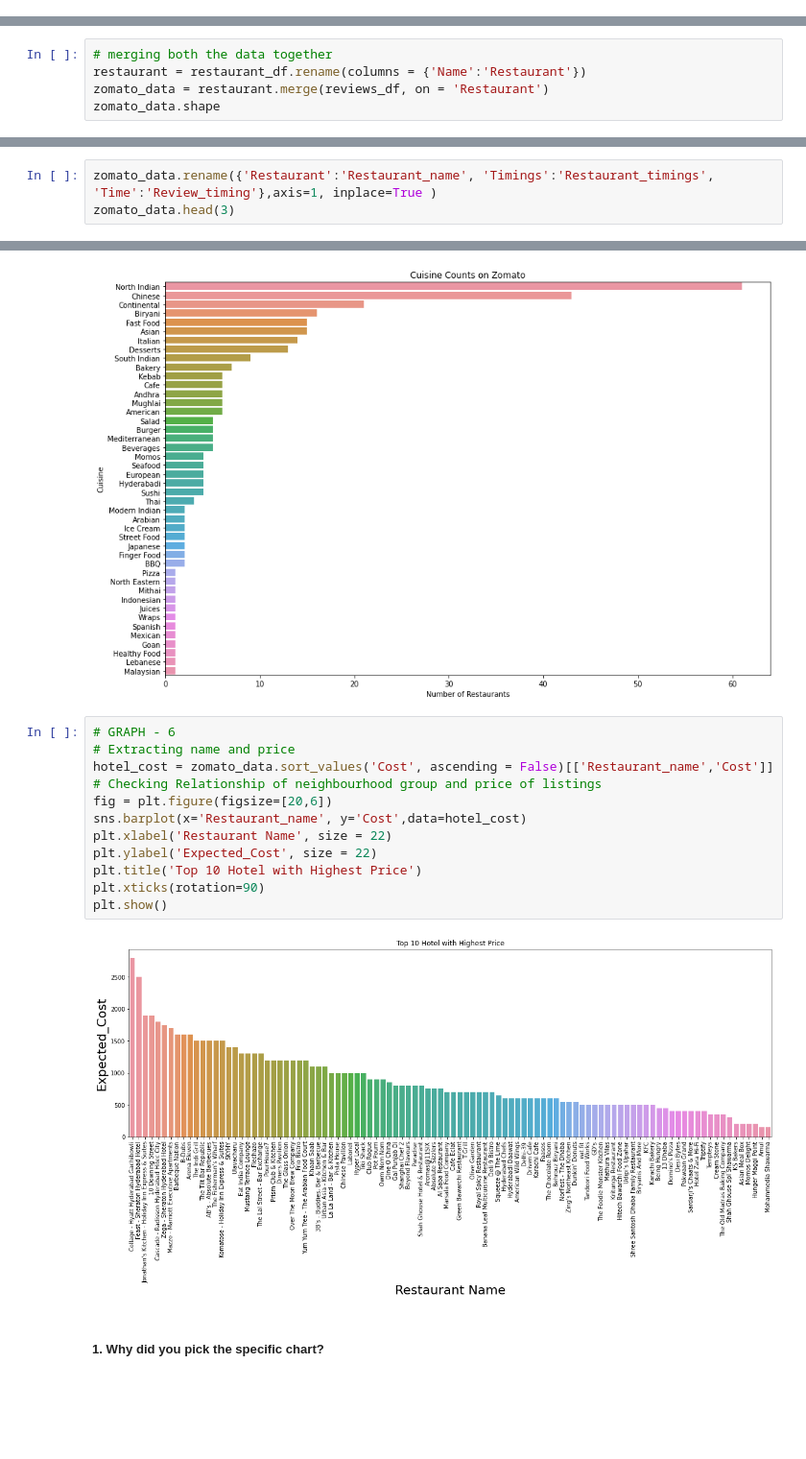
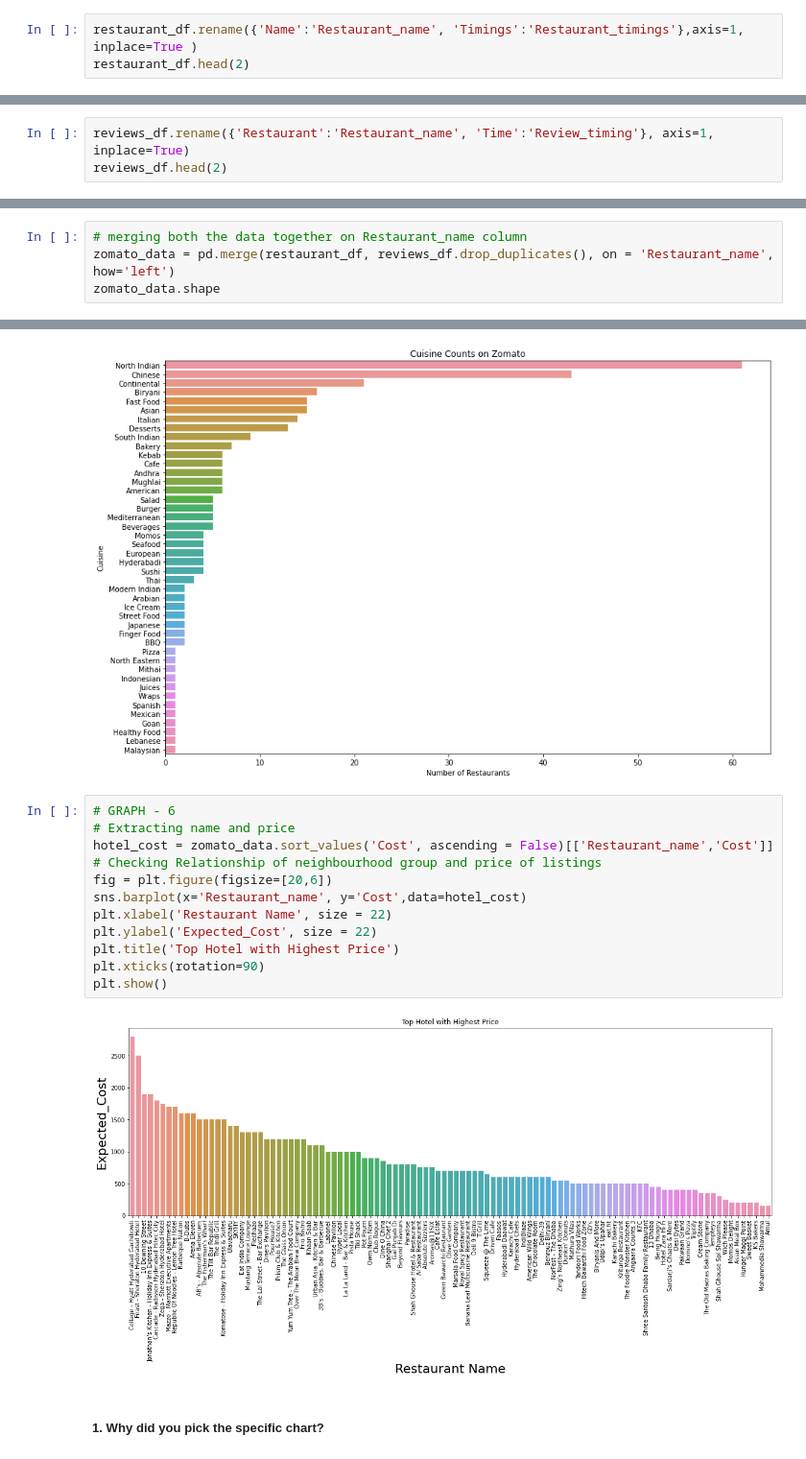
Before and after one commit to v1git12/Capstone-Project-4-Zomato-Restraurant-Clustering-And-Sentiment-Analysis, a Jupyter notebook: Zomato_Restaurant_Clustering_&_Sentiment_Analysis.ipynb, the cells around one changed output, grey strips where cells are left out. Shown at 96% size. Saved outputs shown, nothing was run; the diff lists cells and outputs as text; blank space fills up the shorter version.

```diff
--- a/Zomato_Restaurant_Clustering_&_Sentiment_Analysis.ipynb
+++ b/Zomato_Restaurant_Clustering_&_Sentiment_Analysis.ipynb
@@ -925,3 +925,6 @@ social_customer_sorted[['Customer_Name','Pictures']]
 These are top social customers who have posted most number of pictures on Zomato
 # %% [markdown]
 #### Merging restaurant_df and reviews_df together
+# %%
+restaurant_df.rename({'Name':'Restaurant_name', 'Timings':'Restaurant_timings'},axis=1, inplace=True )
+restaurant_df.head(2)
@@ -927,0 +935,3 @@ These are top social customers who have posted most number of pictures on Zomato
+# %%
+reviews_df.rename({'Restaurant':'Restaurant_name', 'Time':'Review_timing'}, axis=1, inplace=True)
+reviews_df.head(2)
@@ -928,6 +942,5 @@ These are top social customers who have posted most number of pictures on Zomato
 # %%
-# merging both the data together
-restaurant = restaurant_df.rename(columns = {'Name':'Restaurant'})
-zomato_data = restaurant.merge(reviews_df, on = 'Restaurant')
+# merging both the data together on Restaurant_name column
+zomato_data = pd.merge(restaurant_df, reviews_df.drop_duplicates(), on = 'Restaurant_name', how='left')
 zomato_data.shape
 # %% [output]
@@ -935,3 +947,0 @@ zomato_data.shape
-# %%
-zomato_data.rename({'Restaurant':'Restaurant_name', 'Timings':'Restaurant_timings', 'Time':'Review_timing'},axis=1, inplace=True )
-zomato_data.head(3)
@@ -1187,17 +1221,17 @@ plt.show()
 # %%
 # GRAPH - 6
 # Extracting name and price
 hotel_cost = zomato_data.sort_values('Cost', ascending = False)[['Restaurant_name','Cost']]
 # Checking Relationship of neighbourhood group and price of listings
 fig = plt.figure(figsize=[20,6])
 sns.barplot(x='Restaurant_name', y='Cost',data=hotel_cost)
 plt.xlabel('Restaurant Name', size = 22)
 plt.ylabel('Expected_Cost', size = 22)
-plt.title('Top 10 Hotel with Highest Price')
+plt.title('Top Hotel with Highest Price')
 plt.xticks(rotation=90)
 plt.show()
 # %% [output]
-[figure, old version]
+[figure, new version]
 # %% [markdown]
 ##### 1. Why did you pick the specific chart?
 # %% [markdown]
```
Also changed, not shown: parts of 102 cells of this notebook.
